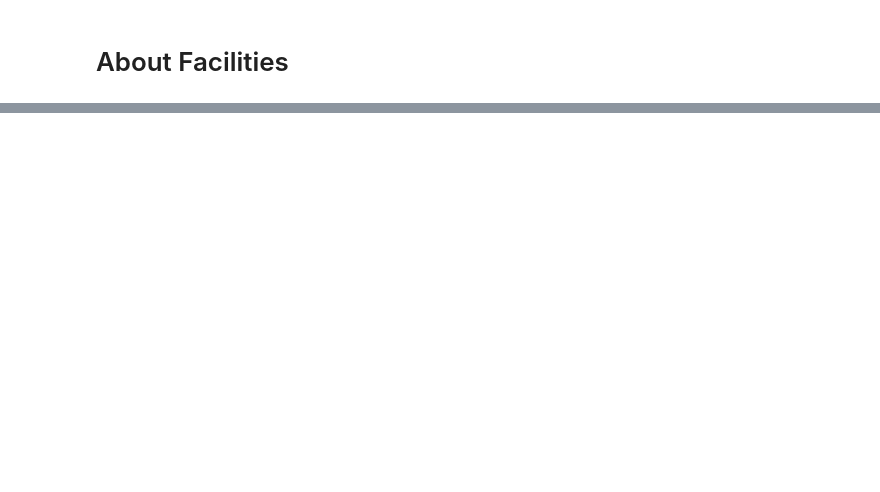
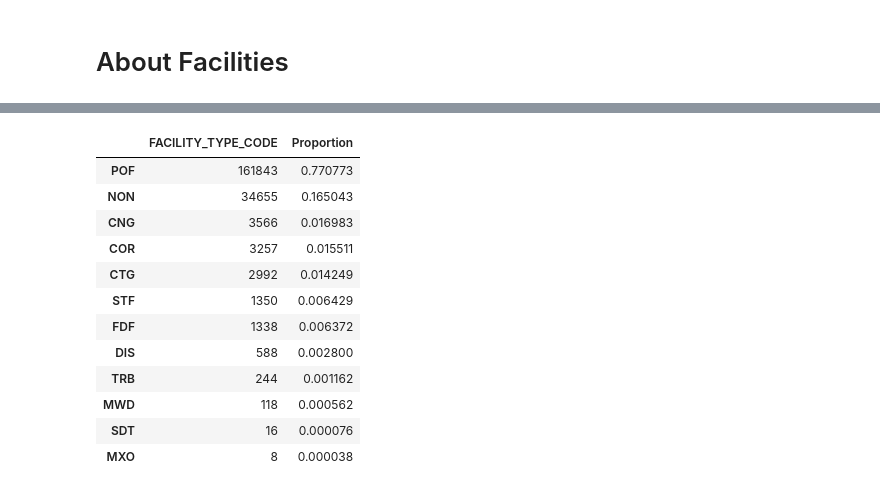
Before and after one commit to Aycrazy/ML_Project, a Jupyter notebook: AirDataExplore.ipynb, the cells around one changed output, grey strips where cells are left out. Drawn from its saved outputs; the diff is of its cells as text; code cells hidden in the pictures; blank space fills up the shorter version.

```diff
--- a/AirDataExplore.ipynb
+++ b/AirDataExplore.ipynb
@@ -87,0 +184,16 @@ count_per_group
+# %%
+count_per_group
+# %% [output]
+|  | FACILITY_TYPE_CODE | Proportion |
+| POF | 161843 | 0.770773 |
+| NON | 34655 | 0.165043 |
+| CNG | 3566 | 0.016983 |
+| COR | 3257 | 0.015511 |
+| CTG | 2992 | 0.014249 |
+| STF | 1350 | 0.006429 |
+| FDF | 1338 | 0.006372 |
+| DIS | 588 | 0.002800 |
+| TRB | 244 | 0.001162 |
+| MWD | 118 | 0.000562 |
+| SDT | 16 | 0.000076 |
+| MXO | 8 | 0.000038 |
```
Also changed, not shown: parts of 24 cells of this notebook.
